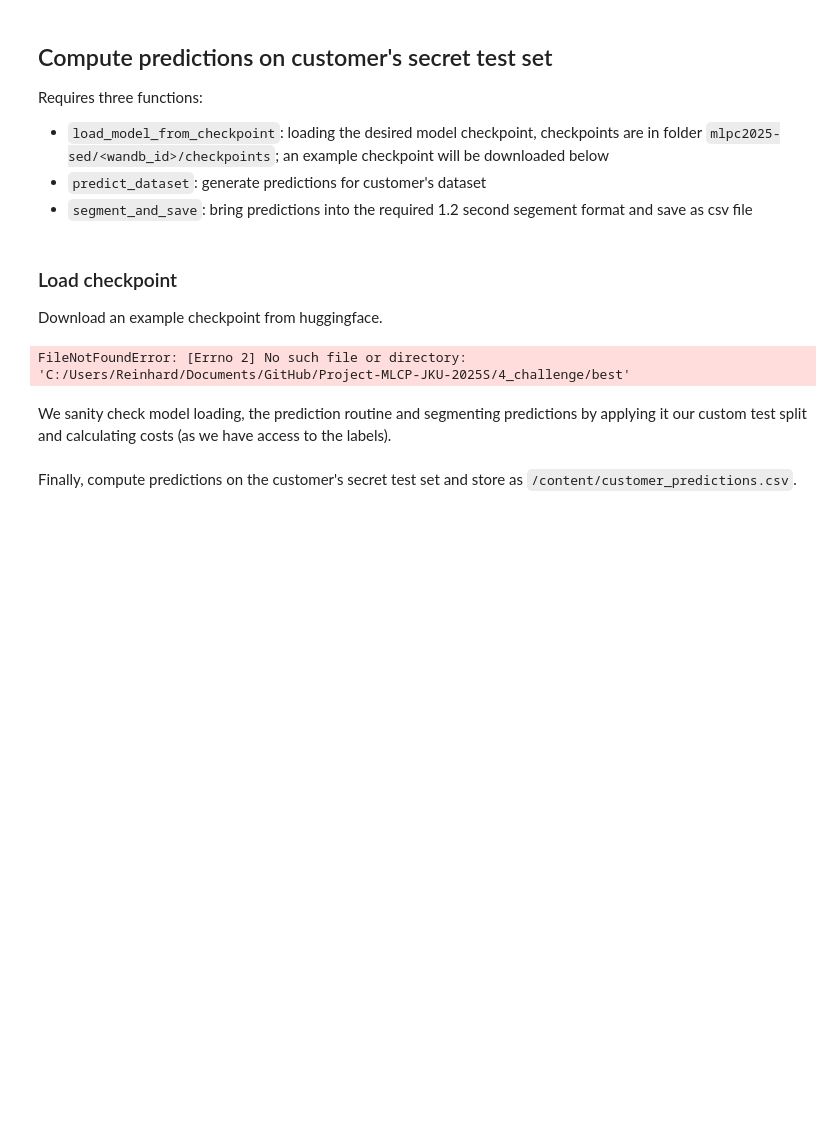
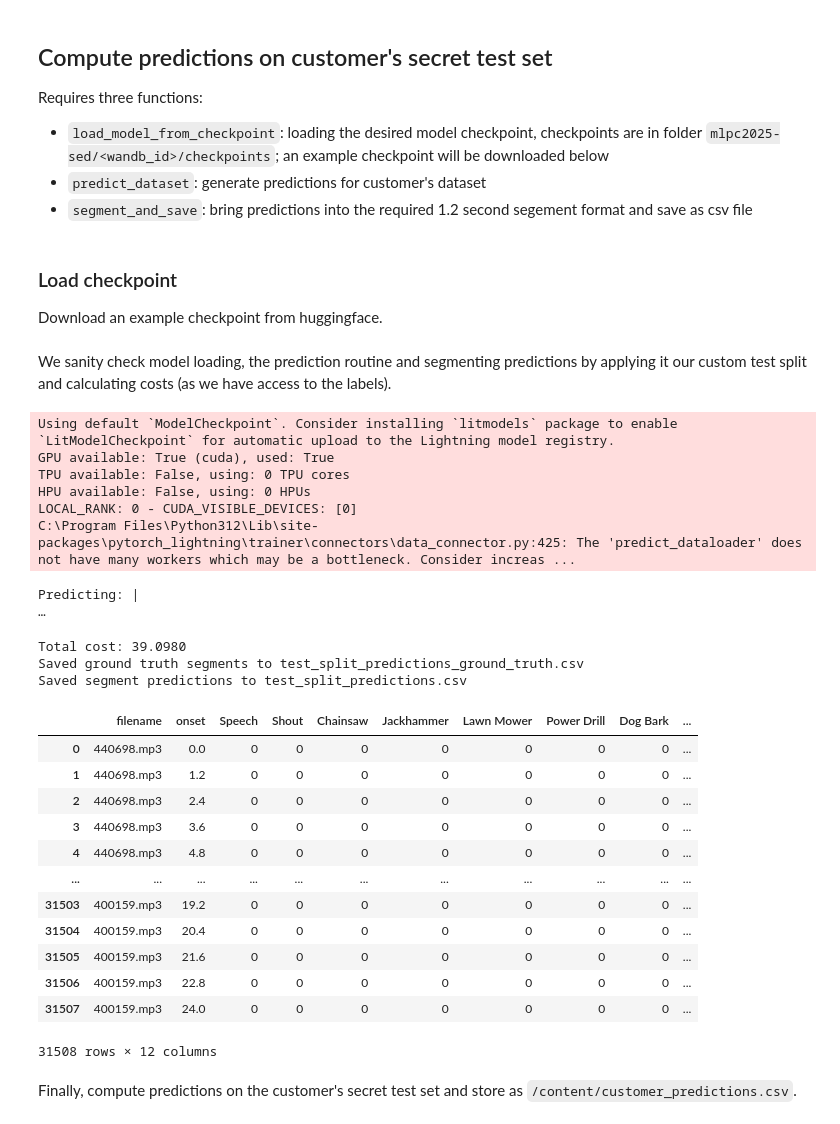
Before and after one commit to TJonasT/Project-MLCP-JKU-2025S, a Jupyter notebook: 4_challenge/ReineckeFuchs/challenge_tutorial_rp.ipynb, the cells around one changed output. Drawn from its saved outputs; the diff is of its cells as text; code cells hidden in the pictures; blank space fills up the shorter version.

```diff
--- a/4_challenge/ReineckeFuchs/challenge_tutorial_rp.ipynb
+++ b/4_challenge/ReineckeFuchs/challenge_tutorial_rp.ipynb
@@ -893,7 +989,7 @@ hparams = dict(
     hidden_dim     = 1024,
     num_layers     = 4,
     lr             = 1e-4,
-    batch_size     = 64,
+    batch_size     = BATCH_SIZE,
     max_epochs     = 50,
     threshold      = 0.5,
     patience       = 5,         # Early-stopping patience
@@ -952,7 +1048,7 @@ dm = SEDDataModule(
     X_test=X_test,   Y_test=Y_test,   test_files=test_files,
     classes=TARGET_CLASSES,
     batch_size=hparams["batch_size"],
-    num_workers=4
+    num_workers=NUM_WORKERS
 )
 
 model = SEDLightningModule(
@@ -960,6 +1056,8 @@ model = SEDLightningModule(
     hidden_dim = hparams["hidden_dim"],
     num_layers = hparams["num_layers"],
     classes    = TARGET_CLASSES,
+    classes_fp_costs = CLASSES_FP_COSTS,
+    classes_fn_costs = CLASSES_FN_COSTS,
     lr         = hparams["lr"]
 )
 
@@ -1143,6 +1241,8 @@ def load_model_from_checkpoint(
         lr         = hparams["lr"],
         threshold  = hparams["threshold"],
         classes    = classes,
+        classes_fp_costs = CLASSES_FP_COSTS,
+        classes_fn_costs = CLASSES_FN_COSTS,
     )
 # %%
 def predict_dataset(
@@ -1230,26 +1330,48 @@ ckpt_path = hf_hub_download(
 # replace 'best-epoch=11.ckpt' with the name of your checkpoint
 # ckpt_path = "/content/mlpc2025-sed/lo9ygyg4/checkpoints/best-epoch=11.ckpt"
 
-ckpt_path = "best" # ".\mlpc2025-sed\dgwmepda\checkpoints\best-epoch=04.ckpt"
+ckpt_path = "./mlpc2025-sed/cpqw2wpy/checkpoints/best-epoch=06.ckpt" # ".\mlpc2025-sed\dgwmepda\checkpoints\best-epoch=04.ckpt"
 
 model = load_model_from_checkpoint(ckpt_path, hparams, TARGET_CLASSES)
-# %% [output]
-FileNotFoundError: [Errno 2] No such file or directory: 'C:/Users/Reinhard/Documents/GitHub/Project-MLCP-JKU-2025S/4_challenge/best'
 # %% [markdown]
 We sanity check model loading, the prediction routine and segmenting predictions by applying it our custom test split and calculating costs (as we have access to the labels).
 # %%
 # 1) TEST SPLIT
 test_dataset = SequenceDataset(X_test, Y_test, TARGET_CLASSES, test_files)
-test_loader  = DataLoader(test_dataset, batch_size=8, collate_fn=collate_fn)
+test_loader  = DataLoader(test_dataset, batch_size=BATCH_SIZE, collate_fn=collate_fn)
 test_preds   = predict_dataset(model, test_loader)
 segment_and_save(
     preds_by_file = test_preds,
     class_names   = TARGET_CLASSES,
     dataset_path  = DATASET_PATH,
     out_csv       = "test_split_predictions.csv",
     compute_cost  = True,
     test_files     = test_files,
 )
+# %% [output]
+Using default `ModelCheckpoint`. Consider installing `litmodels` package to enable `LitModelCheckpoint` for automatic upload to the Lightning model registry.
+GPU available: True (cuda), used: True
+TPU available: False, using: 0 TPU cores
+HPU available: False, using: 0 HPUs
+LOCAL_RANK: 0 - CUDA_VISIBLE_DEVICES: [0]
+C:\Program Files\Python312\Lib\site-packages\pytorch_lightning\trainer\connectors\data_connector.py:425: The 'predict_dataloader' does not have many workers which may be a bottleneck. Consider increas ...
+Predicting: |                                                                                                 …
+Total cost: 39.0980
+Saved ground truth segments to test_split_predictions_ground_truth.csv
+Saved segment predictions to test_split_predictions.csv
+|  | filename | onset | Speech | Shout | Chainsaw | Jackhammer | Lawn Mower | Power Drill | Dog Bark | ... |
+| 0 | 440698.mp3 | 0.0 | 0 | 0 | 0 | 0 | 0 | 0 | 0 | ... |
+| 1 | 440698.mp3 | 1.2 | 0 | 0 | 0 | 0 | 0 | 0 | 0 | ... |
+| 2 | 440698.mp3 | 2.4 | 0 | 0 | 0 | 0 | 0 | 0 | 0 | ... |
+| 3 | 440698.mp3 | 3.6 | 0 | 0 | 0 | 0 | 0 | 0 | 0 | ... |
+| 4 | 440698.mp3 | 4.8 | 0 | 0 | 0 | 0 | 0 | 0 | 0 | ... |
+| ... | ... | ... | ... | ... | ... | ... | ... | ... | ... | ... |
+| 31503 | 400159.mp3 | 19.2 | 0 | 0 | 0 | 0 | 0 | 0 | 0 | ... |
+| 31504 | 400159.mp3 | 20.4 | 0 | 0 | 0 | 0 | 0 | 0 | 0 | ... |
+| 31505 | 400159.mp3 | 21.6 | 0 | 0 | 0 | 0 | 0 | 0 | 0 | ... |
+| 31506 | 400159.mp3 | 22.8 | 0 | 0 | 0 | 0 | 0 | 0 | 0 | ... |
+| 31507 | 400159.mp3 | 24.0 | 0 | 0 | 0 | 0 | 0 | 0 | 0 | ... |
+31508 rows × 12 columns
 # %% [markdown]
 Finally, compute predictions on the customer's secret test set and store as `/content/customer_predictions.csv`.
 # %%
```
Also changed, not shown: parts of 20 cells of this notebook, 22 other files.
